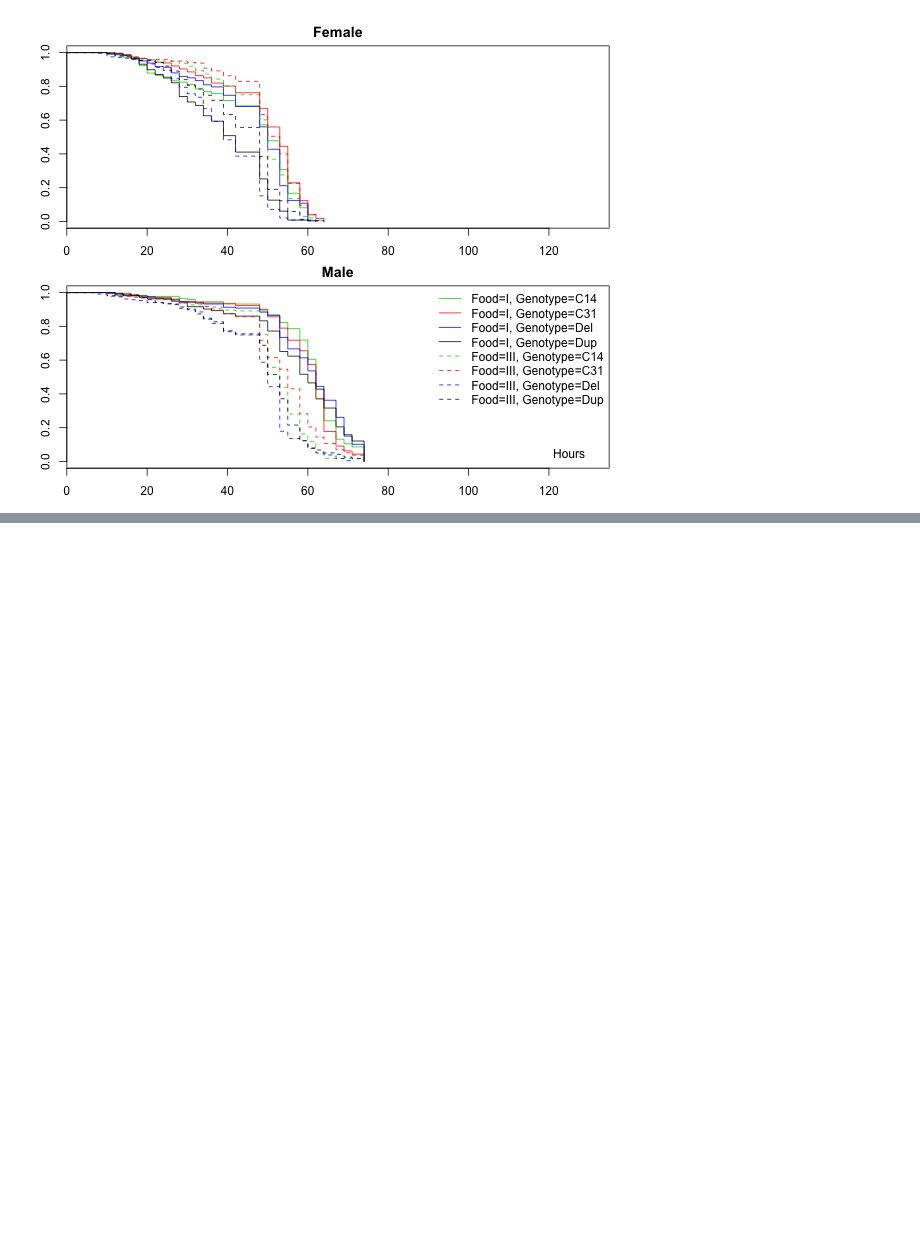
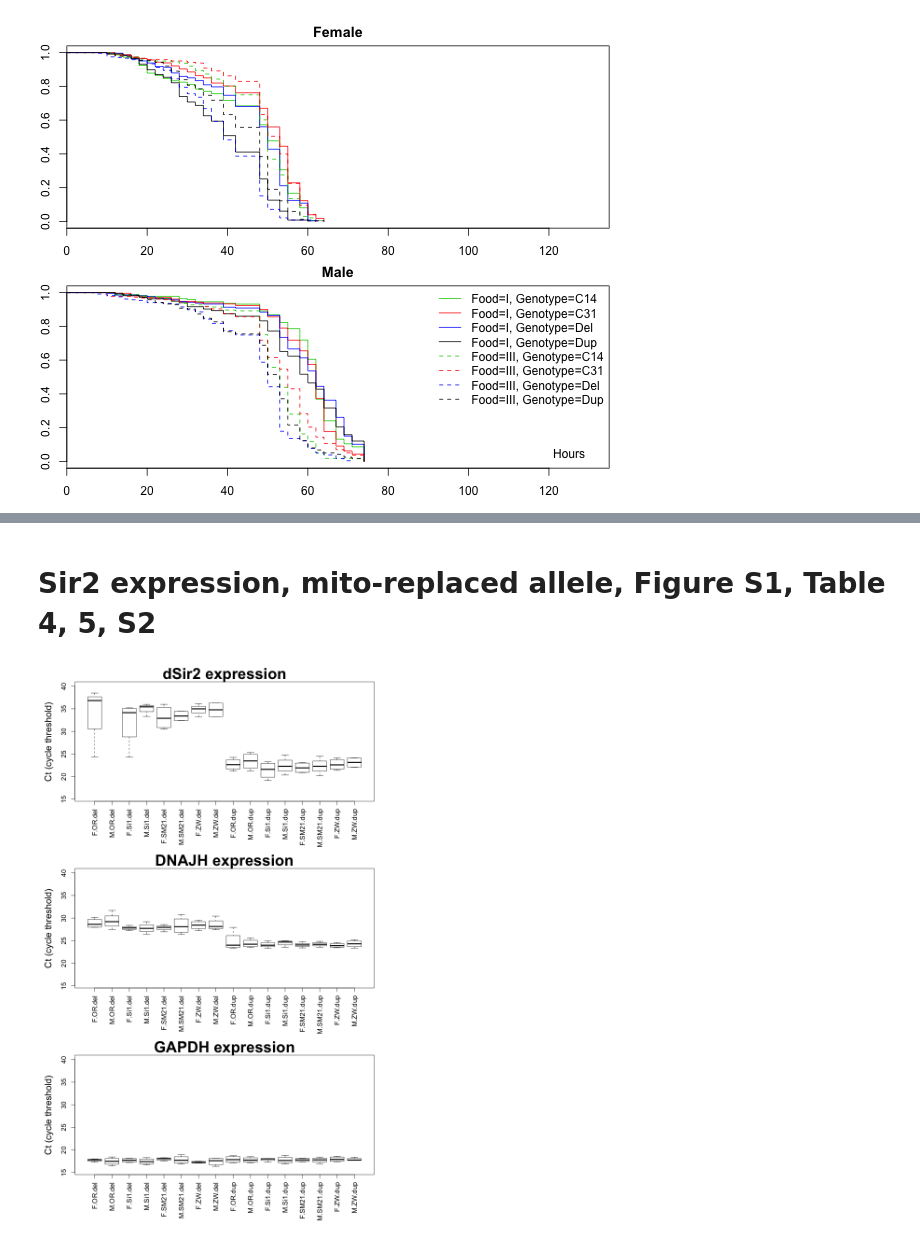
Before and after one commit to ctzhu/Sir2_figs, a Jupyter notebook: Figures.ipynb, the cells around one changed output, grey strips where cells are left out. Cells and saved outputs as stored; diff of their text form; code cells hidden in the pictures; blank space fills up the shorter version.

```diff
--- a/Figures.ipynb
+++ b/Figures.ipynb
@@ -362,0 +356,2 @@ BC_aov
+# %% [markdown]
+# Sir2 expression, mito-replaced allele, Figure S1, Table 4, 5, S2
@@ -362,0 +396,20 @@ BC_aov
+# %%
+%%R -w 800 -h 1200 -p 20
+library(survival)
+setwd('/Users/user/Work/Sir2_figs')
+
+par(mfrow=c(3,1), mai=c(1.5,1.1,0.5,1.1))
+
+df   <- read.csv('Sir2_expression_mito_autoCT.csv')
+boxplot(Ct~Sex*Mito*Geno, data=df[df$Detector=='dSir2',], ylab='Ct (cycle threshold)',
+        cex.lab=1.5, cex.axis=1.1, cex.main=2.5, las=3, main='dSir2 expression', ylim=c(15.5, 40))
+
+boxplot(Ct~Sex*Mito*Geno, data=df[df$Detector=='DNAJH',], ylab='Ct (cycle threshold)',
+        cex.lab=1.5, cex.axis=1.1, cex.main=2.5, las=3, main='DNAJH expression', ylim=c(15.5, 40))
+
+boxplot(Ct~Sex*Mito*Geno, data=df[df$Detector=='GAPDH',], ylab='Ct (cycle threshold)',
+        cex.lab=1.5, cex.axis=1.1, cex.main=2.5, las=3, main='GAPDH expression', ylim=c(15.5, 40))
+
+par(mfrow=c(1,1))
+# %% [output]
+[figure, added]
```
Also changed, not shown: parts of 41 cells of this notebook, 27 other files.
